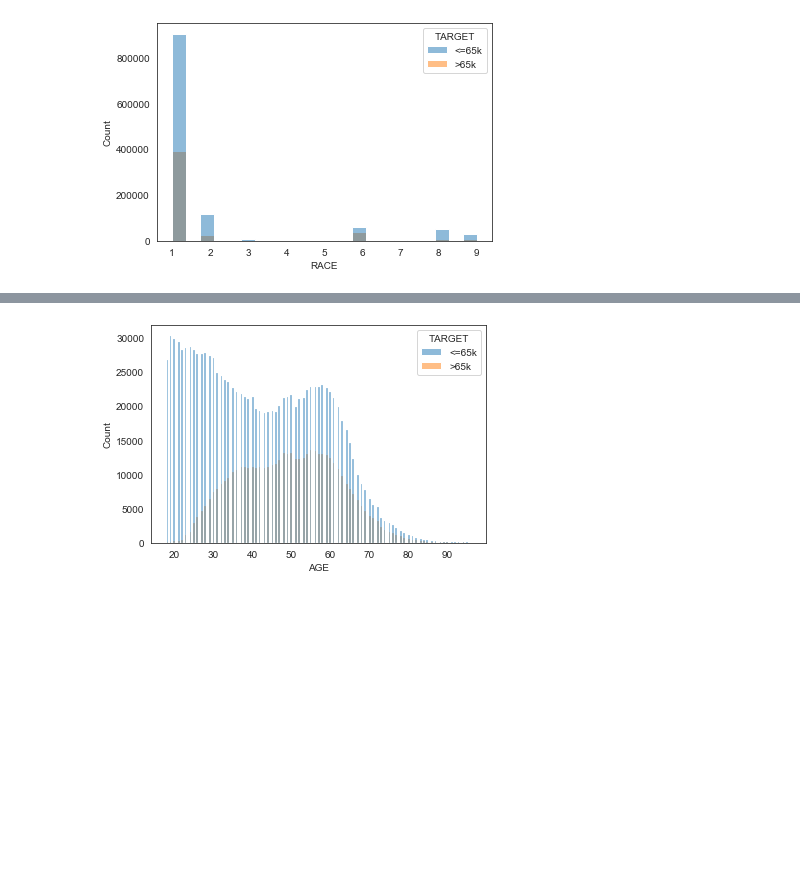
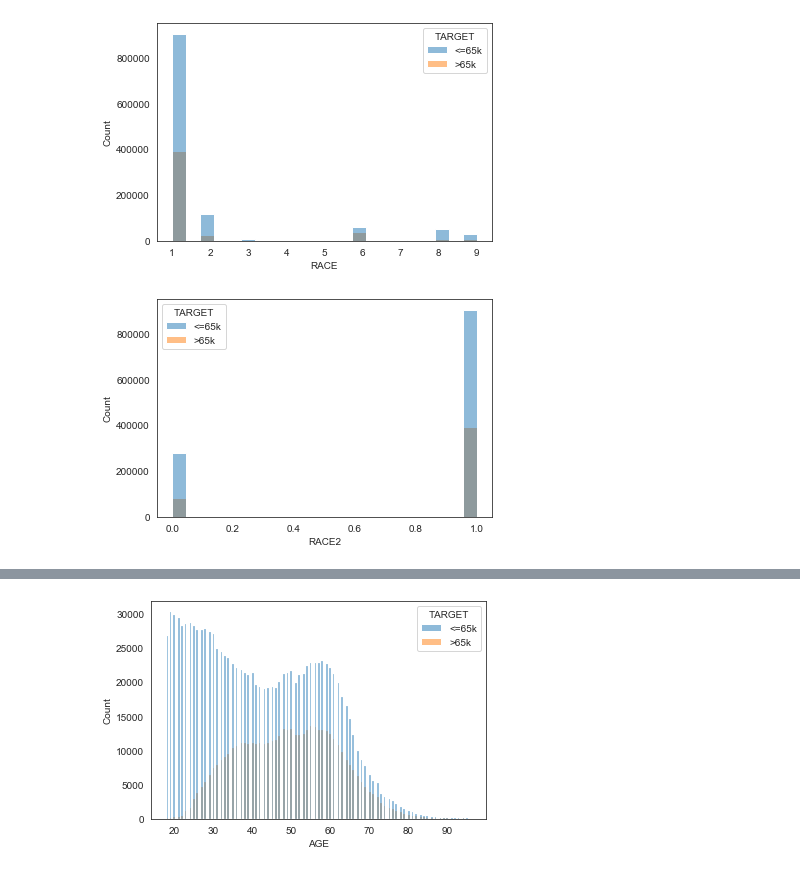
Before and after one commit to cierra4prez/Census_Income_Model, a Jupyter notebook: census_income_2019_EDA.ipynb, the cells around one changed output, grey strips where cells are left out. Saved outputs shown, nothing was run; the diff lists cells and outputs as text; code cells hidden in the pictures; blank space fills up the shorter version.

```diff
--- a/census_income_2019_EDA.ipynb
+++ b/census_income_2019_EDA.ipynb
@@ -161,8 +144,8 @@ plt.show()
 # %% [markdown]
 ### **CITIZENSHIP**
 # %%
-# 1 indicating born in US, 0 indicating born outside of US
-df['CITIZENSHIP'] = np.where(df['CITIZENSHIP']==1 , 1, 0)
+# Create new column - 1 indicating born in US, 0 indicating born outside of US
+df['CITIZENSHIP_BIN'] = np.where(df['CITIZENSHIP']==1 , 1, 0)
 # %% [markdown]
 ### **EDUCATION**
 # %%
@@ -290,15 +273,17 @@ Name: RACE3, dtype: float64
 # %% [markdown]
 *Create a new feature indicating "older than 65"
 # %%
-#Creating a new feature AGE_DIV
-conditions = [
-    (df['AGE'] <= 65),
-    (df['AGE'] > 65)
-]
+# #Creating a new feature AGE_DIV
+# conditions = [
+#     (df['AGE'] <= 65),
+#     (df['AGE'] > 65)
+# ]
 
-choices = ['<65 yrs',
-           '>65 yrs'
-]
-df['AGE_DIV'] = np.select(conditions, choices, default='NA')
+# choices = ['0',
+#            '1'
+# ]
+# df['Over_65'] = np.select(conditions, choices, default='NA')
+# %%
+df['OVER_65'] = np.where(df['AGE'] >= 65, 1, 0)
 # %%
 # Sanity Check
@@ -375,5 +360,6 @@ df['OCCUPATION'] = np.select(conditions, choices, default='NA')
 ### **WORK_INDUSTRY**
 # %%
 # Removing letters from values
-df['WORK_INDUSTRY'] = df.WORK_INDUSTRY.apply(lambda x: ''.join([num for num in x if num.isnumeric()]))
+df['WORK_INDUSTRY'] = df.WORK_INDUSTRY.apply(
+    lambda x: ''.join([num for num in x if num.isnumeric()]))
 # %%
@@ -573,3 +514,9 @@ sns.histplot(data = df, x="RACE", hue = "TARGET")
 plt.show()
 # %% [output]
 [figure]
+# %%
+# 0: non-white, 1: white
+sns.histplot(data = df, x="RACE2", hue = "TARGET")
+plt.show()
+# %% [output]
+[figure, added]
```
Also changed, not shown: parts of 32 cells of this notebook.
